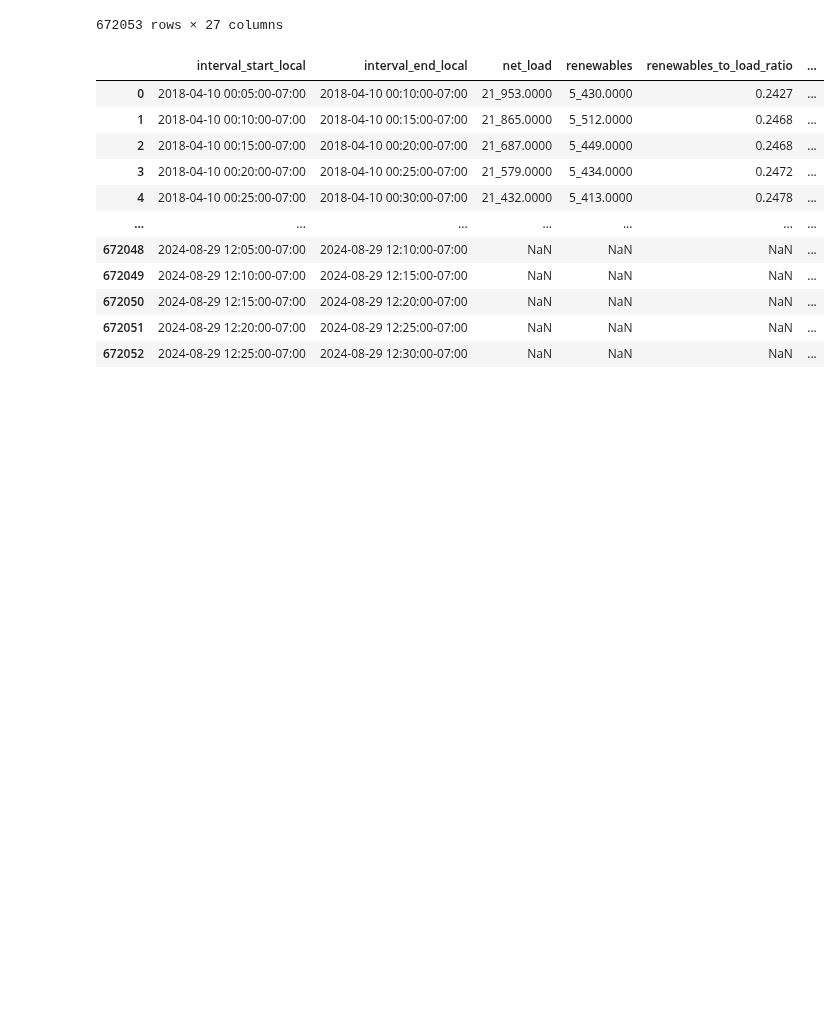
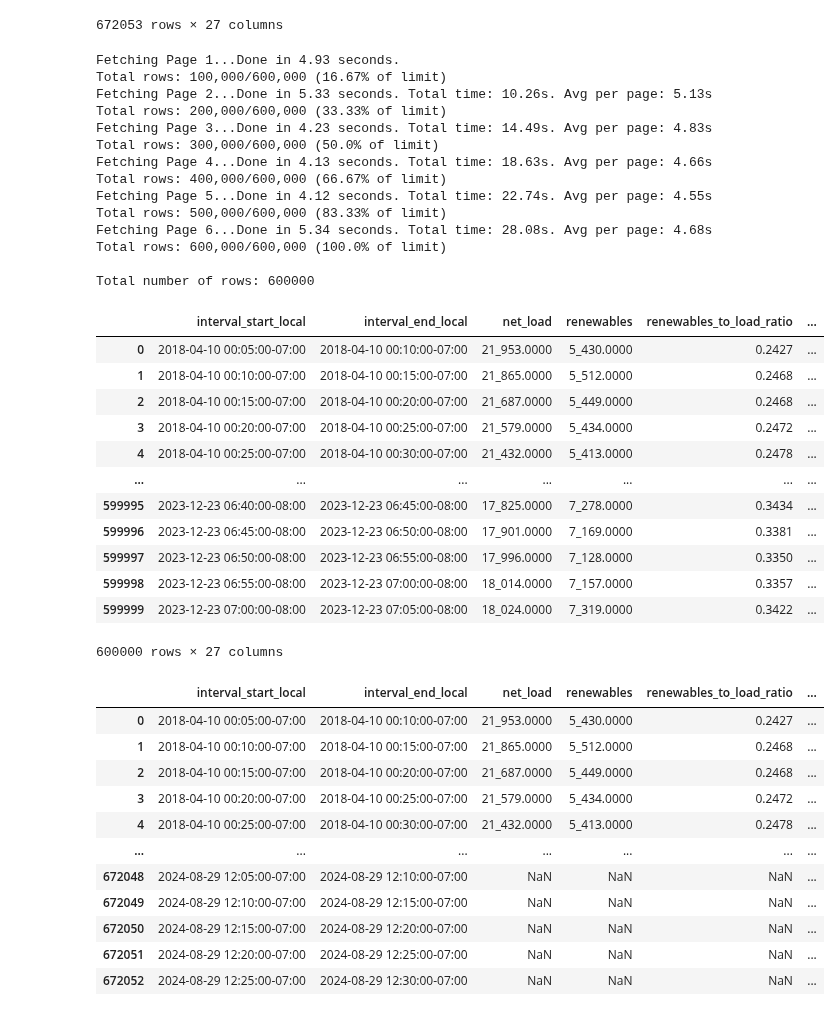
Before and after one commit to gridstatus/gridstatusio, a Jupyter notebook: Examples/CAISO April Net Load.ipynb, the cells around one changed output. Saved outputs shown, nothing was run; the diff lists cells and outputs as text; code cells hidden in the pictures; blank space fills up the shorter version.

```diff
--- a/Examples/CAISO April Net Load.ipynb
+++ b/Examples/CAISO April Net Load.ipynb
@@ -59,6 +61,46 @@ Total number of rows: 672053
 | 672051 | 2024-08-29 12:20:00-07:00 | 2024-08-29 12:25:00-07:00 | NaN | NaN | NaN | ... |
 | 672052 | 2024-08-29 12:25:00-07:00 | 2024-08-29 12:30:00-07:00 | NaN | NaN | NaN | ... |
 672053 rows × 27 columns
+# %%
+import warnings
+
+warnings.filterwarnings("ignore")
+
+df = client.get_dataset(
+    dataset="caiso_standardized_5_min",
+    start=None,  # start from beginning of data
+    end=None,  # end at most recent data
+    tz="US/Pacific",  # return time stamps in Pacific time
+    limit=QUERY_LIMIT,
+)
+# %% [output]
+Fetching Page 1...Done in 4.93 seconds.
+Total rows: 100,000/600,000 (16.67% of limit)
+Fetching Page 2...Done in 5.33 seconds. Total time: 10.26s. Avg per page: 5.13s
+Total rows: 200,000/600,000 (33.33% of limit)
+Fetching Page 3...Done in 4.23 seconds. Total time: 14.49s. Avg per page: 4.83s
+Total rows: 300,000/600,000 (50.0% of limit)
+Fetching Page 4...Done in 4.13 seconds. Total time: 18.63s. Avg per page: 4.66s
+Total rows: 400,000/600,000 (66.67% of limit)
+Fetching Page 5...Done in 4.12 seconds. Total time: 22.74s. Avg per page: 4.55s
+Total rows: 500,000/600,000 (83.33% of limit)
+Fetching Page 6...Done in 5.34 seconds. Total time: 28.08s. Avg per page: 4.68s
+Total rows: 600,000/600,000 (100.0% of limit)
+
+Total number of rows: 600000
+|  | interval_start_local | interval_end_local | net_load | renewables | renewables_to_load_ratio | ... |
+| 0 | 2018-04-10 00:05:00-07:00 | 2018-04-10 00:10:00-07:00 | 21_953.0000 | 5_430.0000 | 0.2427 | ... |
+| 1 | 2018-04-10 00:10:00-07:00 | 2018-04-10 00:15:00-07:00 | 21_865.0000 | 5_512.0000 | 0.2468 | ... |
+| 2 | 2018-04-10 00:15:00-07:00 | 2018-04-10 00:20:00-07:00 | 21_687.0000 | 5_449.0000 | 0.2468 | ... |
+| 3 | 2018-04-10 00:20:00-07:00 | 2018-04-10 00:25:00-07:00 | 21_579.0000 | 5_434.0000 | 0.2472 | ... |
+| 4 | 2018-04-10 00:25:00-07:00 | 2018-04-10 00:30:00-07:00 | 21_432.0000 | 5_413.0000 | 0.2478 | ... |
+| ... | ... | ... | ... | ... | ... | ... |
+| 599995 | 2023-12-23 06:40:00-08:00 | 2023-12-23 06:45:00-08:00 | 17_825.0000 | 7_278.0000 | 0.3434 | ... |
+| 599996 | 2023-12-23 06:45:00-08:00 | 2023-12-23 06:50:00-08:00 | 17_901.0000 | 7_169.0000 | 0.3381 | ... |
+| 599997 | 2023-12-23 06:50:00-08:00 | 2023-12-23 06:55:00-08:00 | 17_996.0000 | 7_128.0000 | 0.3350 | ... |
+| 599998 | 2023-12-23 06:55:00-08:00 | 2023-12-23 07:00:00-08:00 | 18_014.0000 | 7_157.0000 | 0.3357 | ... |
+| 599999 | 2023-12-23 07:00:00-08:00 | 2023-12-23 07:05:00-08:00 | 18_024.0000 | 7_319.0000 | 0.3422 | ... |
+600000 rows × 27 columns
 # %%
 df
 # %% [output]
```
Also changed, not shown: parts of 1 cell of this notebook, 3 other files.
